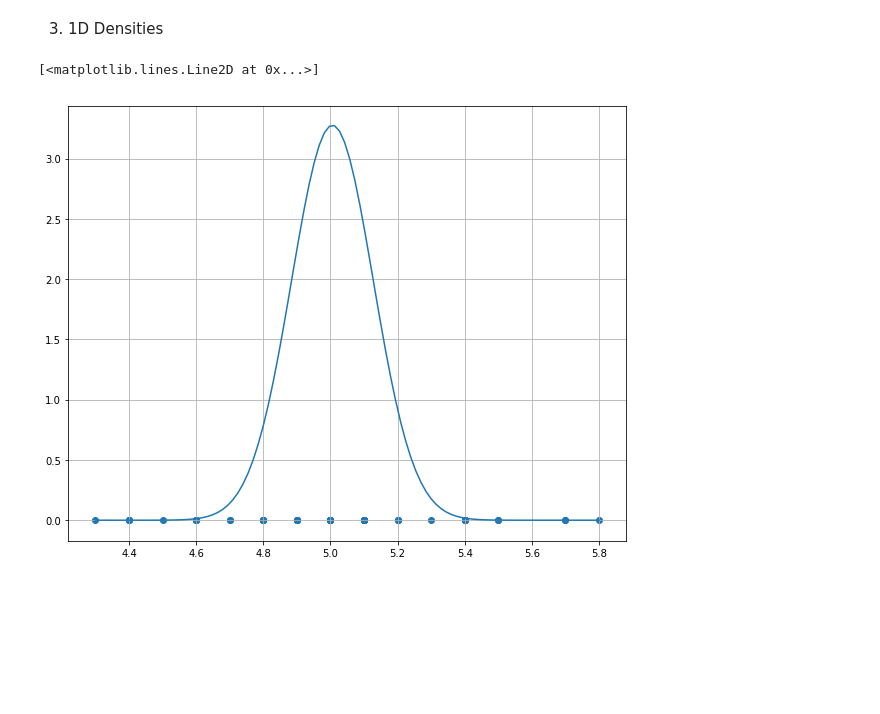
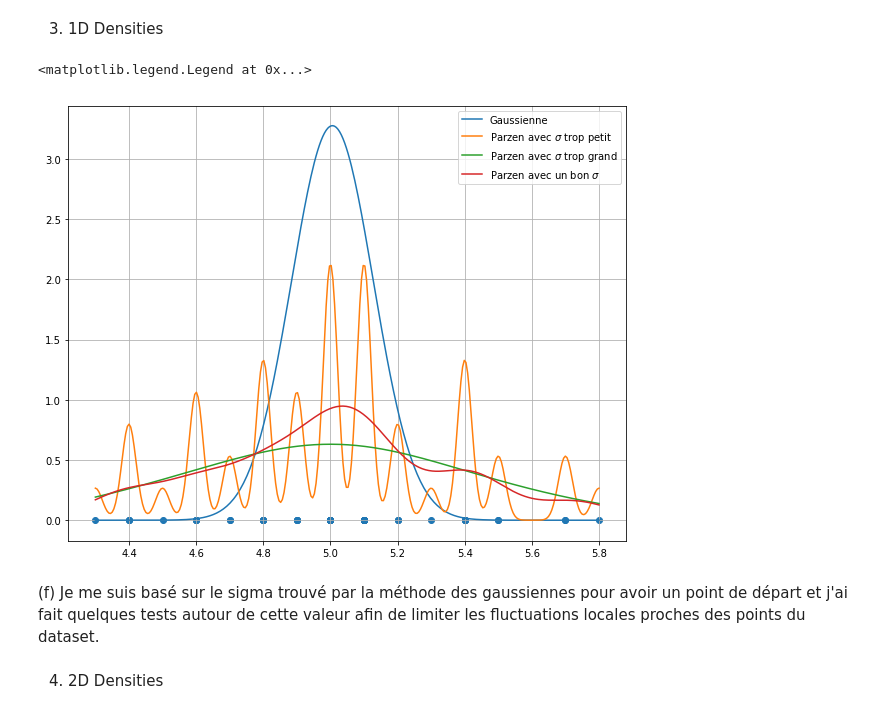
Before and after one commit to OMalenfantThuot/fondements_apprentissage_machine, a Jupyter notebook: Devoir01/homework_1.ipynb, the cells around one changed output. Drawn from its saved outputs; the diff is of its cells as text; code cells hidden in the pictures; blank space fills up the shorter version.

```diff
--- a/Devoir01/homework_1.ipynb
+++ b/Devoir01/homework_1.ipynb
@@ -171,8 +171,7 @@ class Gaussian_density_estimator:
     def predict(self, x):
         prediction = np.zeros(self.ndim)
         prefactor = 1./((2*np.pi)**(self.ndim/2) * np.sqrt(np.sum(self.sigma)**2))
-        for dim in range(self.ndim):
-            prediction[dim] = (prefactor * np.exp(-1./2 * np.matmul((x - self.mu) *
+        prediction = (prefactor * np.exp(-1./2 * np.matmul((x - self.mu) *
                                 self.sigma**(-2), np.transpose(x - self.mu))))
         return prediction
 # %%
@@ -182,16 +181,18 @@ class Parzen_window:
         self.sigma = sigma
 
     def train(self, data):
-        self.data = data
         if data.ndim == 1:
             data = np.transpose(np.array([data]))
-        self.ndim = np.min(np.shape(data))
+        self.data = data
+        self.ndim = np.shape(data)[1]
+        self.ndata = np.shape(data)[0]
 
     def predict(self, x):
-        kernel_results = np.zeros(np.shape(data)[0])
-
-        kernel_results = self.kernel(x)
-        prediction = (1./np.shape(data)[0]) * np.sum(kernel_estimates)
+        kernel_results = np.zeros(self.ndata);
+        for i in range(self.ndata):
+            kernel_results[i] = self.kernel(self.data[i], x)
+        prediction = (1. / self.ndata) * np.sum(kernel_results)
+        return prediction
 
     def kernel(self, datapoint, x):
         K = (1. / ((2*np.pi)**(self.ndim/2) * self.sigma**self.ndim) *
@@ -206,19 +207,40 @@ target = iris.target
 # %%
 data_1d = data[np.where(target == 0)][:,0]
 
 gauss_1d = Gaussian_density_estimator()
 gauss_1d.train(data_1d)
-x = np.linspace(np.min(data_1d),np.max(data_1d),100)
-predictions = np.zeros(100)
+
+parzen_1d_small = Parzen_window(sigma = 0.03)
+parzen_1d_small.train(data_1d)
+parzen_1d_large = Parzen_window(sigma = 0.4)
+parzen_1d_large.train(data_1d)
+parzen_1d_good = Parzen_window(sigma = 0.14)
+parzen_1d_good.train(data_1d)
+
+x = np.linspace(np.min(data_1d),np.max(data_1d),300)
+predictions_gauss = np.zeros(len(x))
+predictions_parzen_small = np.zeros(len(x))
+predictions_parzen_large = np.zeros(len(x))
+predictions_parzen_good = np.zeros(len(x))
 for point in range(len(x)):
-    predictions[point] = gauss_1d.predict(x[point])
-
+    predictions_gauss[point] = gauss_1d.predict(x[point])
+    predictions_parzen_small[point] = parzen_1d_small.predict(x[point])
+    predictions_parzen_large[point] = parzen_1d_large.predict(x[point])
+    predictions_parzen_good[point] = parzen_1d_good.predict(x[point])
 
 fig, ax = plt.subplots(figsize = (10, 8))
 ax.scatter(data_1d,np.zeros(len(data_1d)))
 ax.grid(True)
-#ax.set_ylim(ymin = 0)
-ax.plot(x, predictions)
+
+ax.plot(x, predictions_gauss, label='Gaussienne')
+ax.plot(x, predictions_parzen_small, label='Parzen avec $\sigma$ trop petit')
+ax.plot(x, predictions_parzen_large, label='Parzen avec $\sigma$ trop grand')
+ax.plot(x, predictions_parzen_good, label='Parzen avec un bon $\sigma$')
+ax.legend()
 # %% [output]
-[<matplotlib.lines.Line2D at 0x...>]
+<matplotlib.legend.Legend at 0x...>
-[figure, old version]
+[figure, new version]
+# %% [markdown]
+(f) Je me suis basé sur le sigma trouvé par la méthode des gaussiennes pour avoir un point de départ et j'ai fait quelques tests autour de cette valeur afin de limiter les fluctuations locales proches des points du dataset.
+# %% [markdown]
+4. 2D Densities
```
Also changed, not shown: parts of 3 cells of this notebook.
